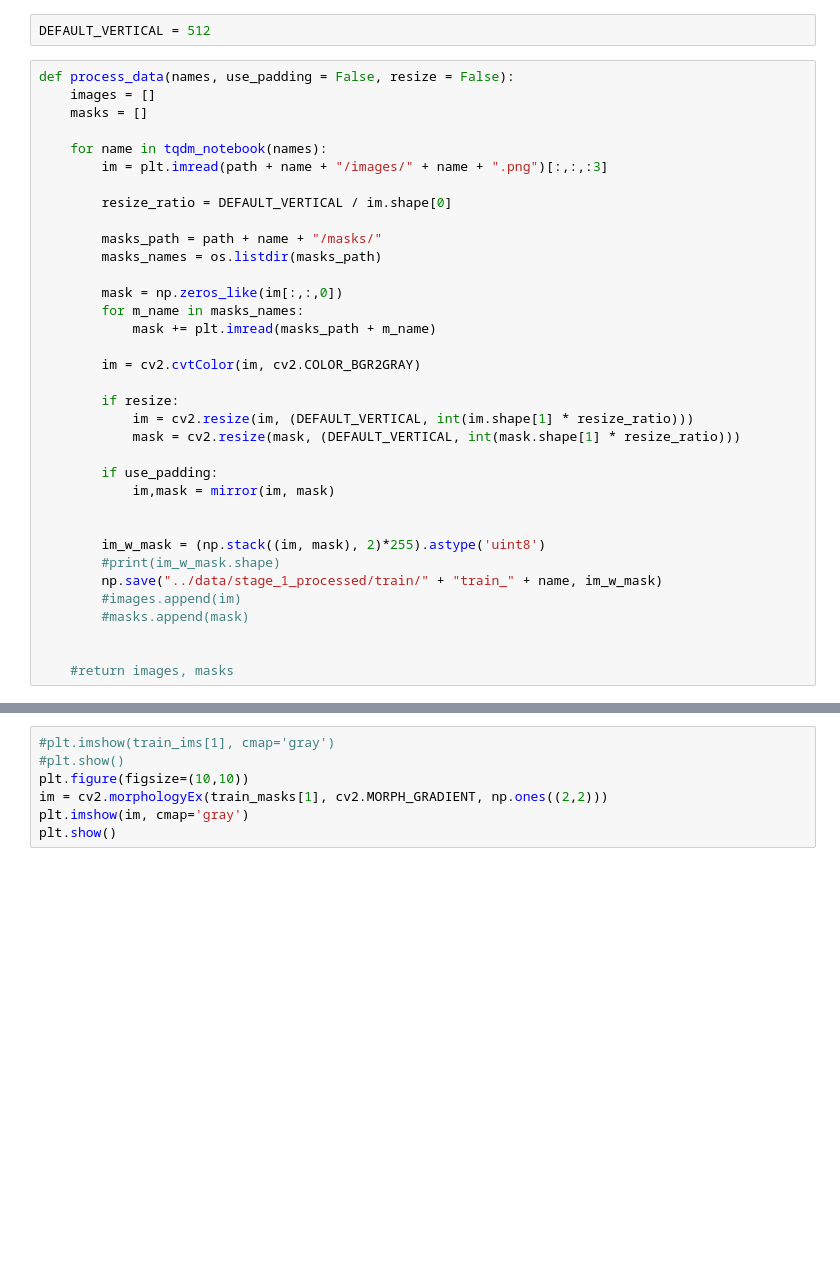
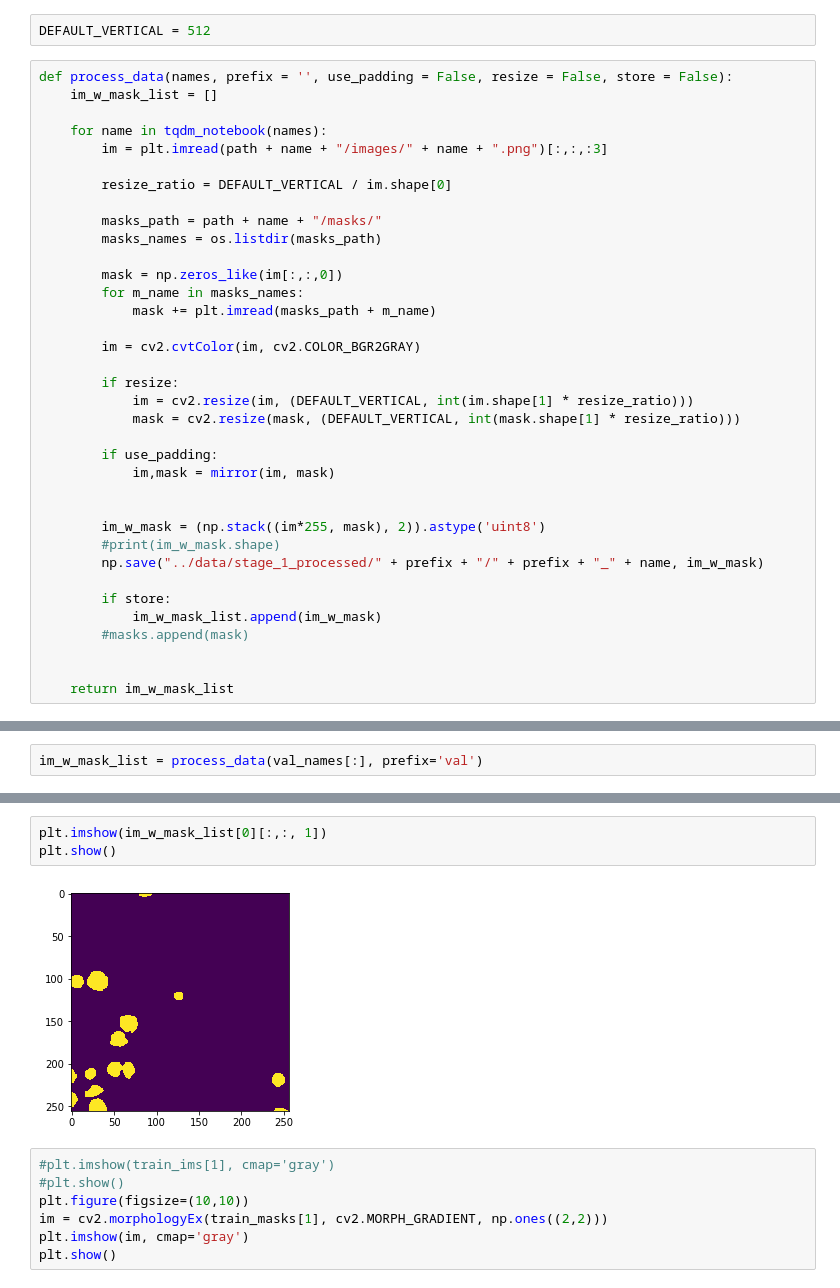
Before and after one commit to rykachevskiy/ds_bowl_2018, a Jupyter notebook: notebooks/investigator.ipynb, the cells around one changed output, grey strips where cells are left out. Saved outputs shown, nothing was run; the diff lists cells and outputs as text; blank space fills up the shorter version.

Commit message:
improved processor

```diff
--- a/notebooks/investigator.ipynb
+++ b/notebooks/investigator.ipynb
@@ -25,9 +25,8 @@ name = names[0]
 # %%
 DEFAULT_VERTICAL = 512
 # %%
-def process_data(names, use_padding = False, resize = False):
-    images = []
-    masks = []
+def process_data(names, prefix = '', use_padding = False, resize = False, store = False):
+    im_w_mask_list = []
 
     for name in tqdm_notebook(names):
         im = plt.imread(path + name + "/images/" + name + ".png")[:,:,:3]
@@ -51,11 +50,13 @@ def process_data(names, use_padding = False, resize = False):
             im,mask = mirror(im, mask)
 
 
-        im_w_mask = (np.stack((im, mask), 2)*255).astype('uint8')
+        im_w_mask = (np.stack((im*255, mask), 2)).astype('uint8')
         #print(im_w_mask.shape)
-        np.save("../data/stage_1_processed/train/" + "train_" + name, im_w_mask)
-        #images.append(im)
+        np.save("../data/stage_1_processed/" + prefix + "/" + prefix + "_" + name, im_w_mask)
+
+        if store:
+            im_w_mask_list.append(im_w_mask)
         #masks.append(mask)
 
 
-    #return images, masks
+    return im_w_mask_list
@@ -68,0 +63,2 @@ A Jupyter Widget
+# %%
+im_w_mask_list = process_data(val_names[:], prefix='val')
@@ -69,3 +79,8 @@ A Jupyter Widget
+# %%
+plt.imshow(im_w_mask_list[0][:,:, 1])
+plt.show()
+# %% [output]
+[figure, added]
 # %%
 #plt.imshow(train_ims[1], cmap='gray')
 #plt.show()
```
Also changed, not shown: parts of 5 cells of this notebook, 1 other file.
